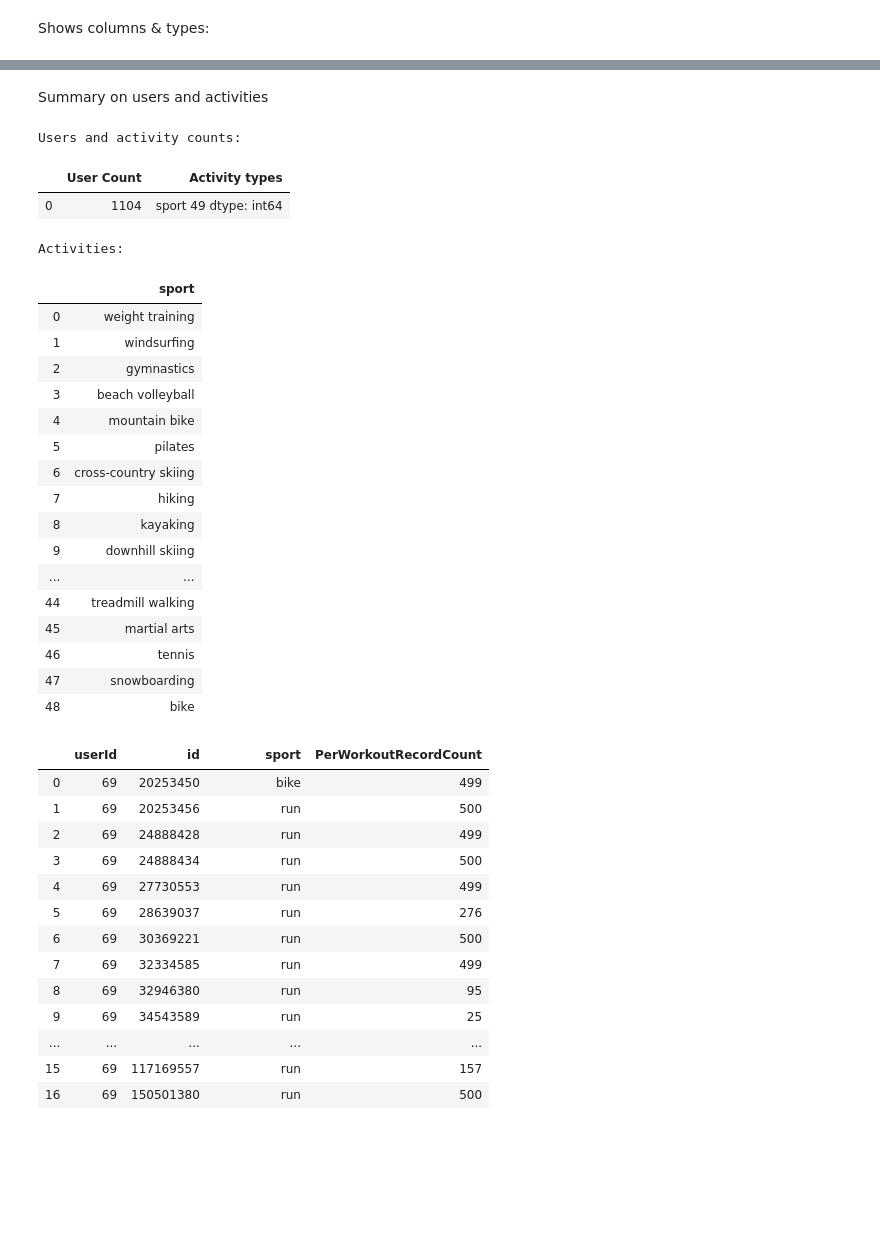
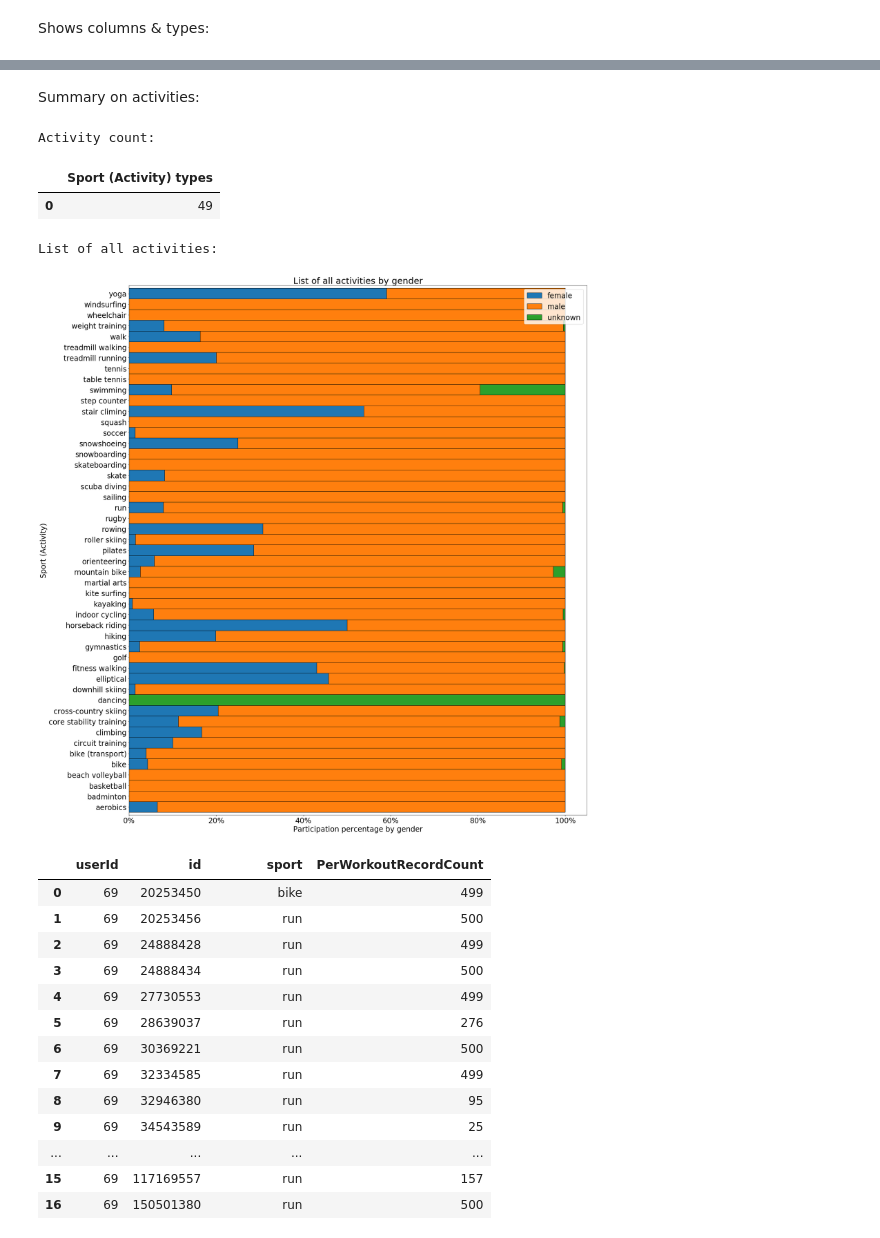
Before and after one commit to TuanTTranCS/concordia-bigdata-project, a Jupyter notebook: BigData_Project_Explore.ipynb, the cells around one changed output, grey strips where cells are left out. Drawn from its saved outputs; the diff is of its cells as text; code cells hidden in the pictures; blank space fills up the shorter version.

```diff
--- a/BigData_Project_Explore.ipynb
+++ b/BigData_Project_Explore.ipynb
@@ -82,37 +113,44 @@ Data fisrt:
 # %% [markdown]
-Summary on users and activities
+Summary on activities:
-# %%
-userCount = df.select('userId').distinct().count()
-activities = df.select('sport').distinct().toPandas()
-activityCount = activities.count()
-#TO DO: average workouts by user
-counts = DataFrame([[userCount, activityCount]], columns= ['User Count', 'Activity types'])
-print('Users and activity counts:')
-counts
-print('\nActivities:')
-activities
-# %% [output]
-Users and activity counts:
-|  | User Count | Activity types |
-| 0 | 1104 | sport 49 dtype: int64 |
-Activities:
-|  | sport |
-| 0 | weight training |
-| 1 | windsurfing |
-| 2 | gymnastics |
-| 3 | beach volleyball |
-| 4 | mountain bike |
-| 5 | pilates |
-| 6 | cross-country skiing |
-| 7 | hiking |
-| 8 | kayaking |
-| 9 | downhill skiing |
-| ... | ... |
-| 44 | treadmill walking |
-| 45 | martial arts |
-| 46 | tennis |
-| 47 | snowboarding |
-| 48 | bike |
+# %%
+import numpy as np
+import matplotlib.pyplot as plt
+import matplotlib.ticker as mtick
+#userCount = df.select('userId').distinct().count()
+#activities = df.select('sport').distinct()
+#activityCount = activities.count()
+#TO DO: average workouts by user
+#count = DataFrame([[activityCount]] ,columns= ['Sport (Activity) types'])
+print('Activity count:')
+count
+print('List of all activities:')
+#activities.toPandas()
+activities_by_gender = df.groupBy('sport', 'gender').count().toPandas()
+fig = plt.figure(figsize=(27, 32))
+grid_size = (1,1)
+
+ax = plt.subplot2grid(grid_size, (0,0), colspan=1, rowspan=1)
+
+
+# source1: http://queirozf.com/entries/pandas-dataframe-plot-examples-with-matplotlib-pyplot#stacked-bar-plot-with-group-by
+# source2: https://towardsdatascience.com/a-guide-to-pandas-and-matplotlib-for-data-exploration-56fad95f951c
+plot = activities_by_gender.groupby(['sport', 'gender']).agg(np.mean).groupby(level=0).apply(
+    lambda x: 100 * x / x.sum()).unstack().plot(kind='barh', stacked=True, width=1
+                , edgecolor='black', ax=ax, title='List of all activities by gender')
+a= plt.ylabel('Sport (Activity)')
+b= plt.xlabel('Participation percentage by gender')
+c= plt.legend(sorted(activities_by_gender['gender'].unique()), loc='upper right')
+d= plt.rcParams.update({'font.size': 24})
+#plt.axes.xaxis.labelpad = 10
+ax = plt.gca()
+f = ax.xaxis.set_major_formatter(mtick.PercentFormatter())
+plt.show()
+# %% [output]
+Activity count:
+|  | Sport (Activity) types |
+| 0 | 49 |
+List of all activities:
+[figure, added]
 # %%
 df = df.withColumn('PerWorkoutRecordCount', size(col('timestamp')))
 
```
Also changed, not shown: parts of 9 cells of this notebook.
